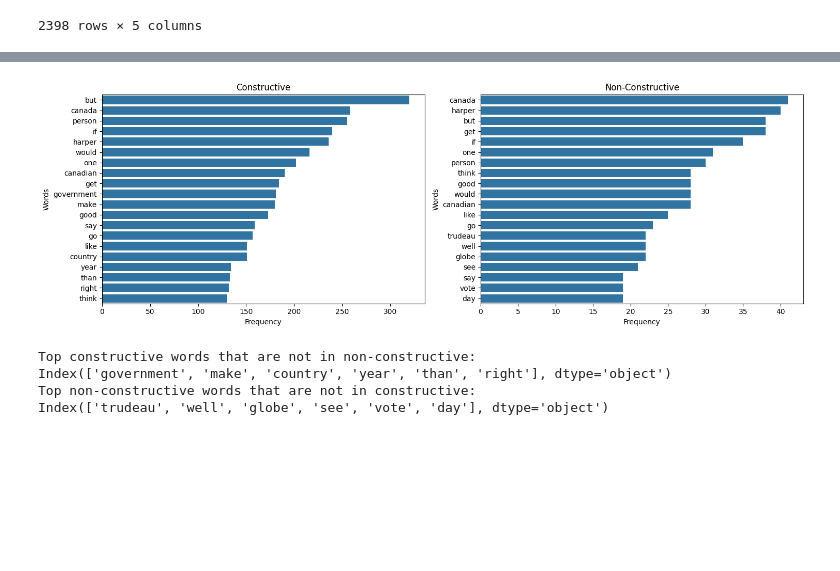
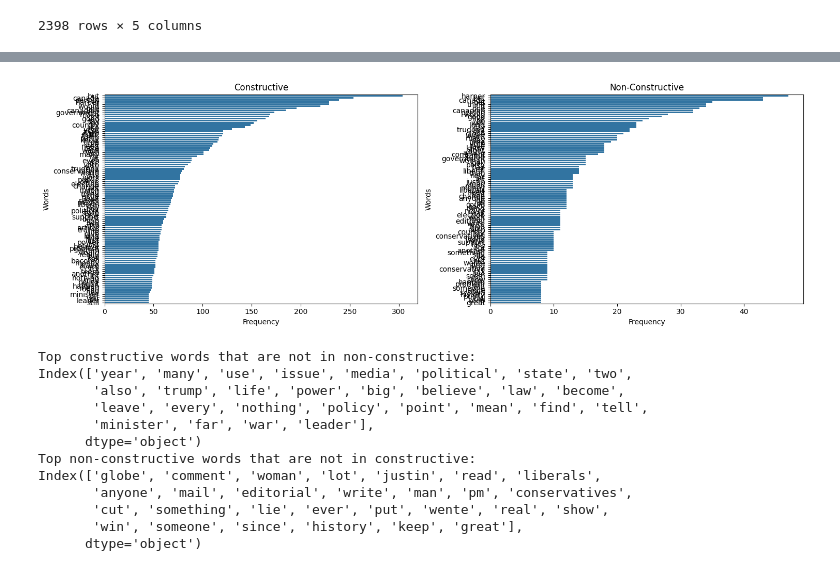
Before and after one commit to UgoLabbe/NLP-DetecConstComm-project, a Jupyter notebook: full_project/tests_inputs/Milestone2_tests_inputs_NN.ipynb, the cells around one changed output, grey strips where cells are left out. Saved outputs shown, nothing was run; the diff lists cells and outputs as text; code cells hidden in the pictures; blank space fills up the shorter version.

```diff
--- a/full_project/tests_inputs/Milestone2_tests_inputs_NN.ipynb
+++ b/full_project/tests_inputs/Milestone2_tests_inputs_NN.ipynb
@@ -452,31 +496,39 @@ Index(['globe', 'trudeau', 'well', 'see', 'day', 'vote', 'want'], dtype='object'
 # %%
 # All correct constructive test 1
 all_correct_constructive_t4 = constructive["text_4"]
 all_correct_non_constructive_t4 = non_constructive["text_4"]
 
-common_constructive_words_t4 = (get_most_common_words(all_correct_constructive_t4, 20))
-common_non_constructive_words_t4 = (get_most_common_words(all_correct_non_constructive_t4, 20))
+common_constructive_words_t4 = (get_most_common_words(all_correct_constructive_t4, 100))
+common_non_constructive_words_t4 = (get_most_common_words(all_correct_non_constructive_t4, 100))
 
 plot_most_common_words(common_constructive_words_t4, common_non_constructive_words_t4)
 
 # Constructive words that are not in non-constructive
 constructive_words_t4 = common_constructive_words_t4.index
 non_constructive_words_t4 = common_non_constructive_words_t4.index
 
 top_only_constructive_t4 = constructive_words_t4[~constructive_words_t4.isin(non_constructive_words_t4)]
 top_only_non_constructive_t4 = non_constructive_words_t4[~non_constructive_words_t4.isin(constructive_words_t4)]
 
 print("Top constructive words that are not in non-constructive:")
 print(top_only_constructive_t4)
 
 print("Top non-constructive words that are not in constructive:")
 print(top_only_non_constructive_t4)
 # %% [output]
-[figure, old version]
+[figure, new version]
 Top constructive words that are not in non-constructive:
-Index(['government', 'make', 'country', 'year', 'than', 'right'], dtype='object')
+Index(['year', 'many', 'use', 'issue', 'media', 'political', 'state', 'two',
+       'also', 'trump', 'life', 'power', 'big', 'believe', 'law', 'become',
+       'leave', 'every', 'nothing', 'policy', 'point', 'mean', 'find', 'tell',
+       'minister', 'far', 'war', 'leader'],
+      dtype='object')
 Top non-constructive words that are not in constructive:
-Index(['trudeau', 'well', 'globe', 'see', 'vote', 'day'], dtype='object')
+Index(['globe', 'comment', 'woman', 'lot', 'justin', 'read', 'liberals',
+       'anyone', 'mail', 'editorial', 'write', 'man', 'pm', 'conservatives',
+       'cut', 'something', 'lie', 'ever', 'put', 'wente', 'real', 'show',
+       'win', 'someone', 'since', 'history', 'keep', 'great'],
+      dtype='object')
 # %%
 non_constructive_wrong = all_wrong[all_wrong['constructive'] == 0]
 constructive_wrong = all_wrong[all_wrong['constructive'] == 1]
```
Also changed, not shown: parts of 12 cells of this notebook, 4 other files.
